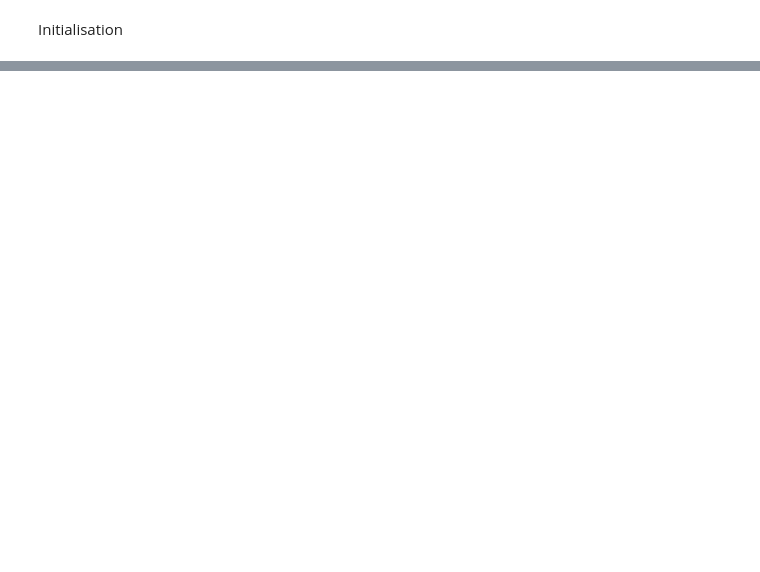
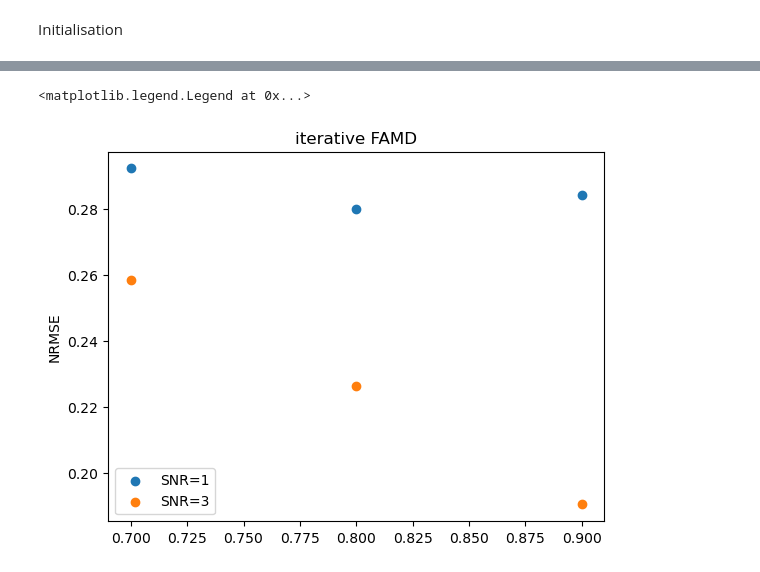
Before and after one commit to laufuentes/Projet-GL---Principal-Component-method-Missing-Values, a Jupyter notebook: lf_toy_prop.ipynb, the cells around one changed output, grey strips where cells are left out. Cells and saved outputs as stored; diff of their text form; code cells hidden in the pictures; blank space fills up the shorter version.

```diff
--- a/lf_toy_prop.ipynb
+++ b/lf_toy_prop.ipynb
@@ -105,16 +105,0 @@ n_simulations = 20
-# %%
-S = 2
-K = [1,3]  #K[s] = number of times the variable s (s in {1,...,S}) is duplicated in the dataset
-cat = 2 #number of categorical variables
-cat_idx = [1,2] #index of the categorical variables
-nb_of_cat_per_var = [4,4] #number of categories for each categorical variable
-
-mean_fc_rate_list_3_1_snr3 = []
-rnmse_list_3_1_snr3 = []
-
-for n_sim in range(n_simulations):
-    df_3_1_snr3 = create_dataset(n, S, K, cat, cat_idx, nb_of_cat_per_var, 3)
-    fc_rate, nmrse, idx_j = compute_metrics(df_3_1_snr3, pd.Index(cat_idx).map(str), n_it, n_components, proba_non_missing)
-    mean_fc_rate = [np.mean(fc_rate[i]) for i in range(len(proba_non_missing))]
-    rnmse_list_3_1_snr3.append(nmrse)
-    mean_fc_rate_list_3_1_snr3.append(mean_fc_rate)
@@ -282,0 +171,9 @@ nrmse = np.sqrt(nrmse_numerator / nrmse_denominator)
+# %%
+plt.scatter(np.array([0.7,0.8,0.9]), nrmse_1, label='SNR=1')
+plt.scatter(np.array([0.7,0.8,0.9]), nrmse_3, label='SNR=3')
+plt.ylabel("NRMSE")
+plt.title("iterative FAMD")
+plt.legend()
+# %% [output]
+<matplotlib.legend.Legend at 0x...>
+[figure, added]
```
Also changed, not shown: parts of 15 cells of this notebook, 6 other files.
